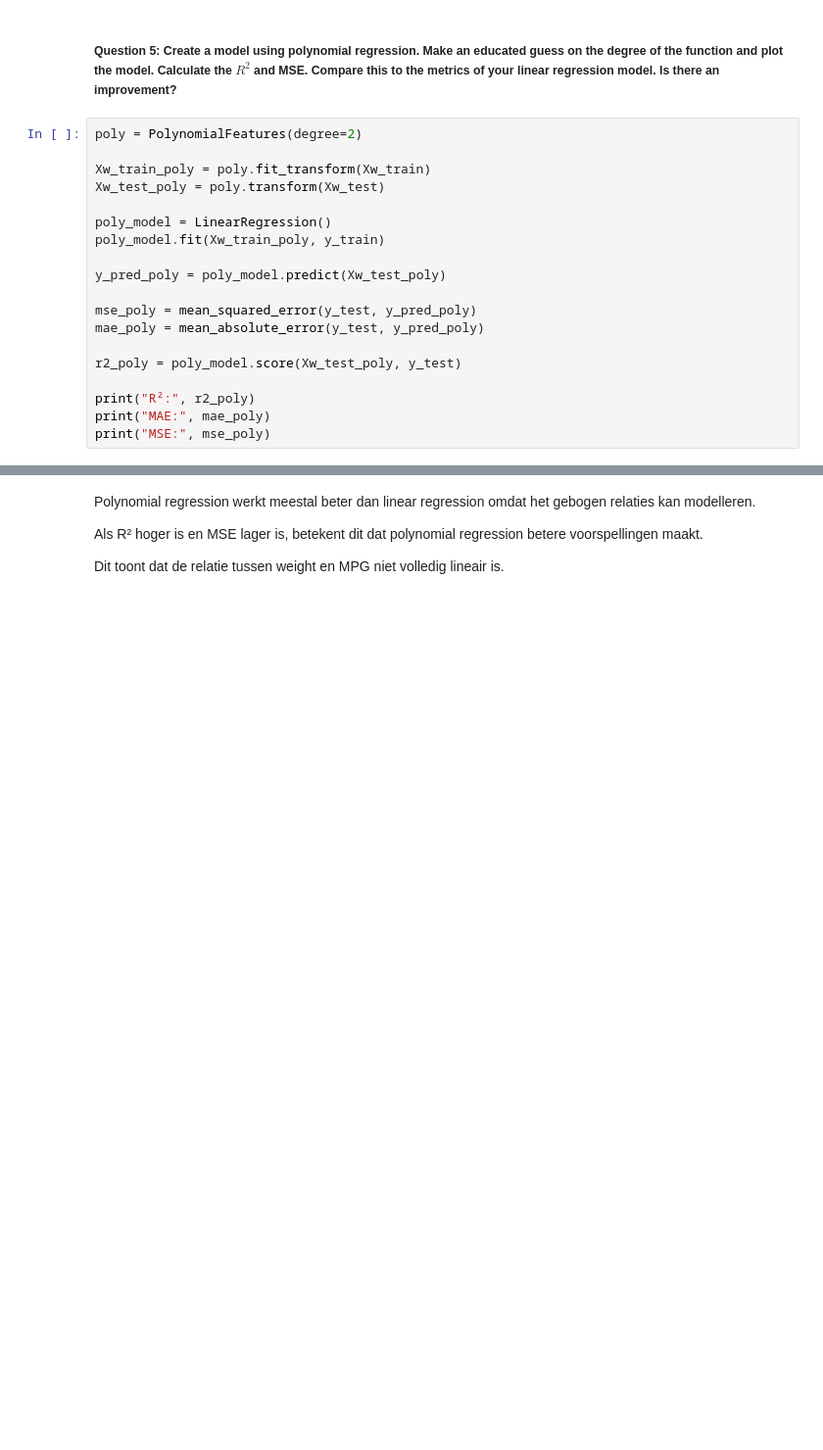
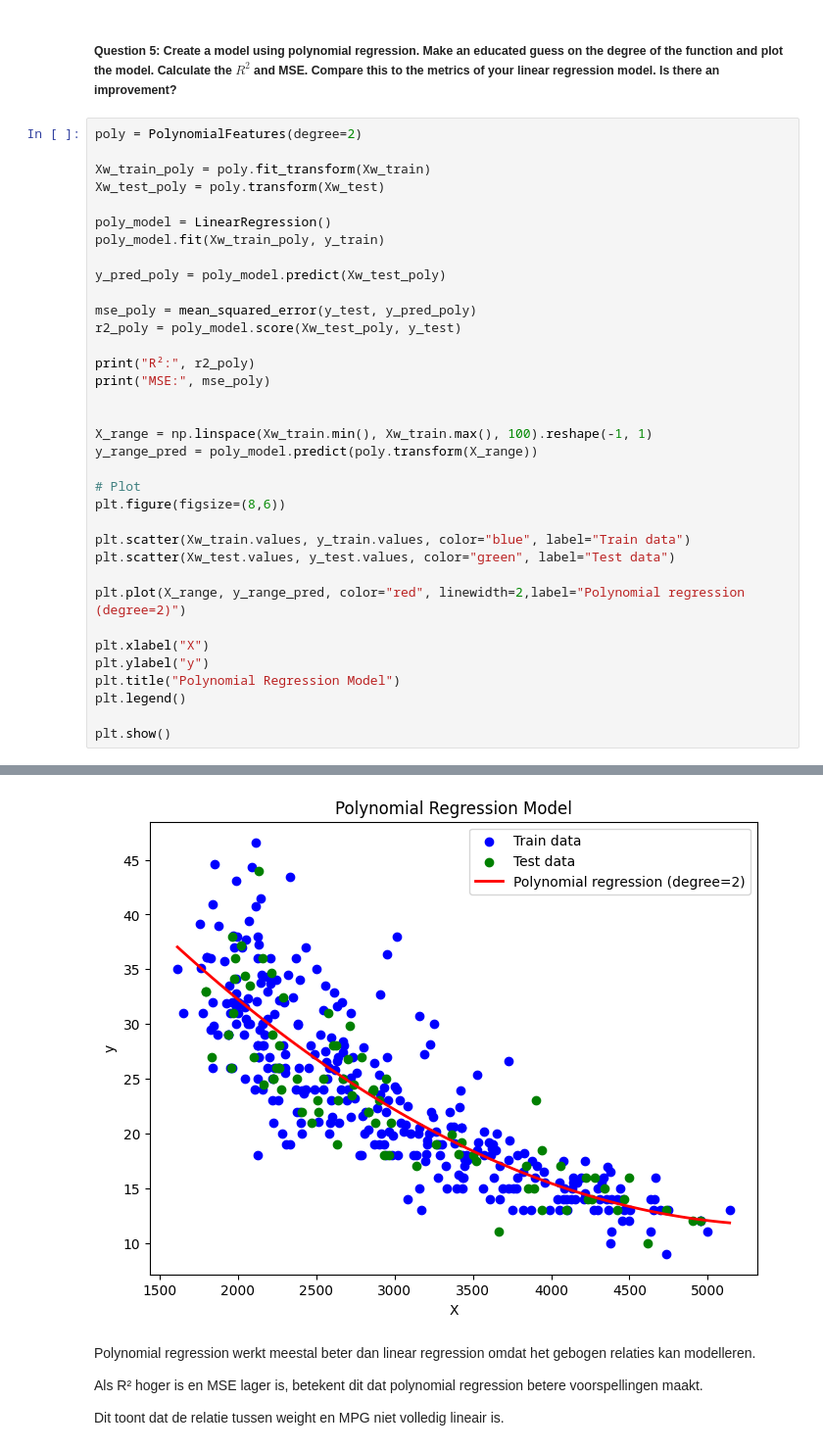
Before and after one commit to ChaybonV/Data-Science-Fundamentals, a Jupyter notebook: 03/DSF 03 - Polynomial Regression Excercise.ipynb, the cells around one changed output, grey strips where cells are left out. Shown at 98% size. Drawn from its saved outputs; the diff is of its cells as text; blank space fills up the shorter version.

```diff
--- a/03/DSF 03 - Polynomial Regression Excercise.ipynb
+++ b/03/DSF 03 - Polynomial Regression Excercise.ipynb
@@ -173,12 +144,28 @@ poly_model.fit(Xw_train_poly, y_train)
 y_pred_poly = poly_model.predict(Xw_test_poly)
 
 mse_poly = mean_squared_error(y_test, y_pred_poly)
-mae_poly = mean_absolute_error(y_test, y_pred_poly)
-
 r2_poly = poly_model.score(Xw_test_poly, y_test)
 
 print("R²:", r2_poly)
-print("MAE:", mae_poly)
 print("MSE:", mse_poly)
+
+
+X_range = np.linspace(Xw_train.min(), Xw_train.max(), 100).reshape(-1, 1)
+y_range_pred = poly_model.predict(poly.transform(X_range))
+
+# Plot
+plt.figure(figsize=(8,6))
+
+plt.scatter(Xw_train.values, y_train.values, color="blue", label="Train data")
+plt.scatter(Xw_test.values, y_test.values, color="green", label="Test data")
+
+plt.plot(X_range, y_range_pred, color="red", linewidth=2,label="Polynomial regression (degree=2)")
+
+plt.xlabel("X")
+plt.ylabel("y")
+plt.title("Polynomial Regression Model")
+plt.legend()
+
+plt.show()
 # %% [output]
 R²: 0.7554139494160395
@@ -186,4 +172,5 @@ MAE: 2.7988739891721837
 MSE: 13.150522130757171
+[figure, added]
 # %% [markdown]
 Polynomial regression werkt meestal beter dan linear regression omdat het gebogen relaties kan modelleren.
 
```
Also changed, not shown: parts of 5 cells of this notebook.
